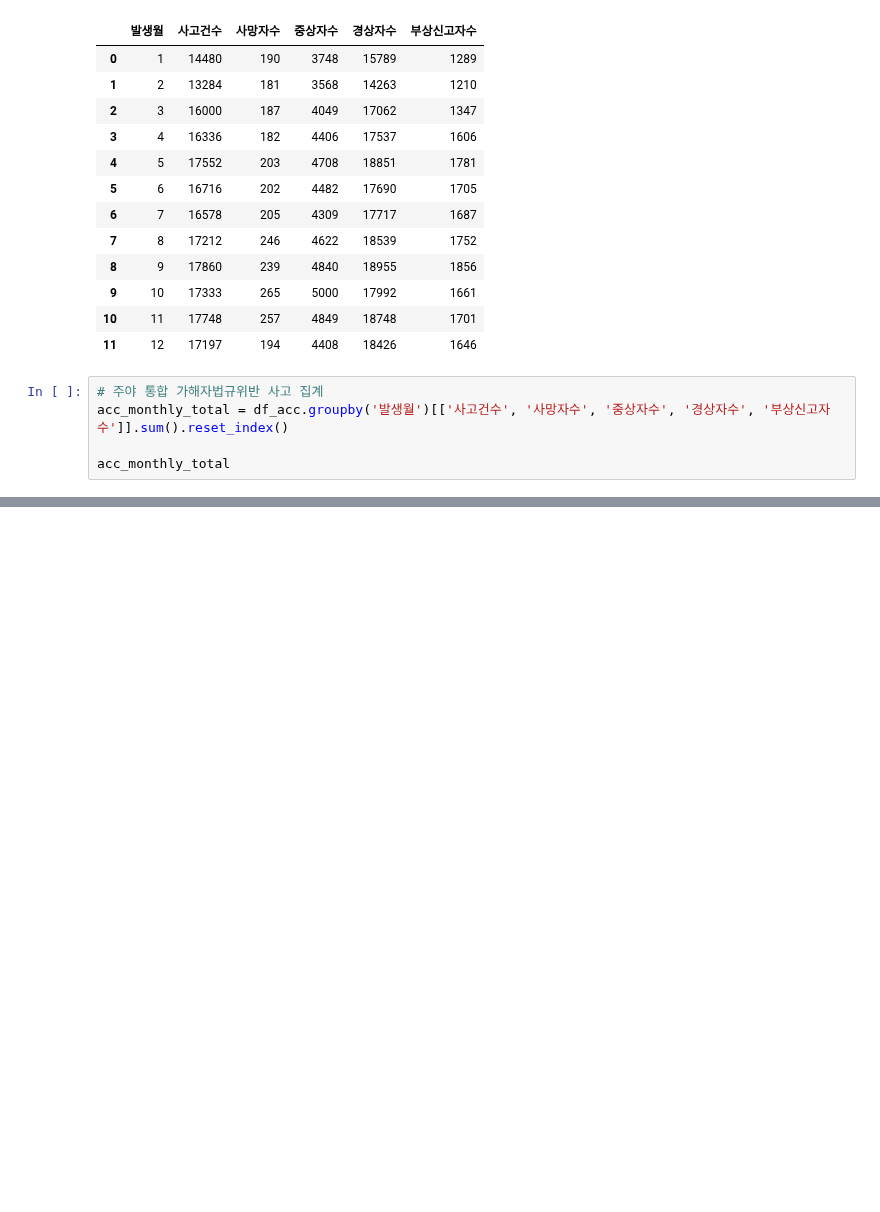
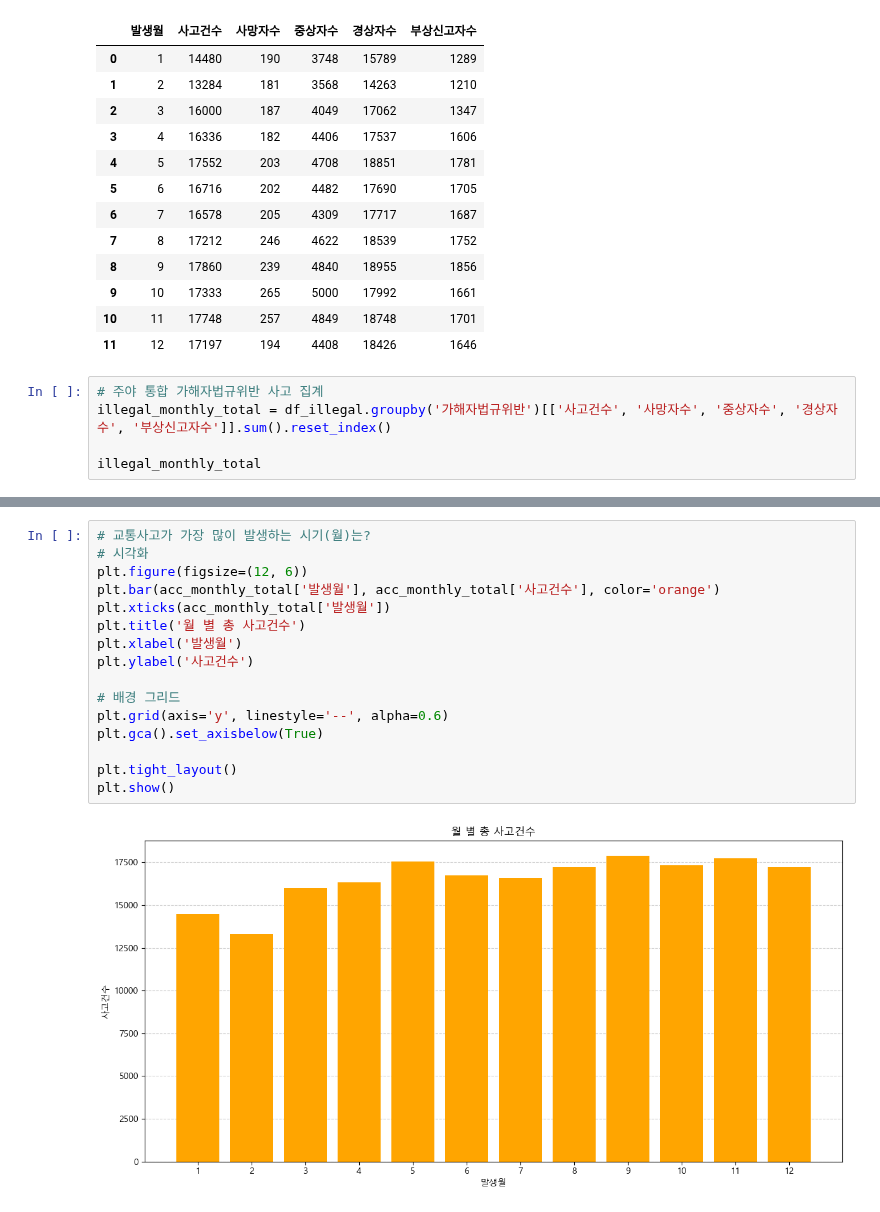
Before and after one commit to irisyshin/hipython_rep, a Jupyter notebook: mini_project_s1/data_analyse.ipynb, the cells around one changed output, grey strips where cells are left out. Drawn from its saved outputs; the diff is of its cells as text; blank space fills up the shorter version.

```diff
--- a/mini_project_s1/data_analyse.ipynb
+++ b/mini_project_s1/data_analyse.ipynb
@@ -84,6 +86,6 @@ acc_monthly_total
 | 11 | 12 | 17197 | 194 | 4408 | 18426 | 1646 |
 # %%
 # 주야 통합 가해자법규위반 사고 집계
-acc_monthly_total = df_acc.groupby('발생월')[['사고건수', '사망자수', '중상자수', '경상자수', '부상신고자수']].sum().reset_index()
+illegal_monthly_total = df_illegal.groupby('가해자법규위반')[['사고건수', '사망자수', '중상자수', '경상자수', '부상신고자수']].sum().reset_index()
 
-acc_monthly_total
+illegal_monthly_total
@@ -114,0 +124,18 @@ plt.show()
+# %%
+# 교통사고가 가장 많이 발생하는 시기(월)는?
+# 시각화
+plt.figure(figsize=(12, 6))
+plt.bar(acc_monthly_total['발생월'], acc_monthly_total['사고건수'], color='orange')
+plt.xticks(acc_monthly_total['발생월'])
+plt.title('월 별 총 사고건수')
+plt.xlabel('발생월')
+plt.ylabel('사고건수')
+
+# 배경 그리드
+plt.grid(axis='y', linestyle='--', alpha=0.6)
+plt.gca().set_axisbelow(True)
+
+plt.tight_layout()
+plt.show()
+# %% [output]
+[figure, added]
```
Also changed, not shown: parts of 9 cells of this notebook.
